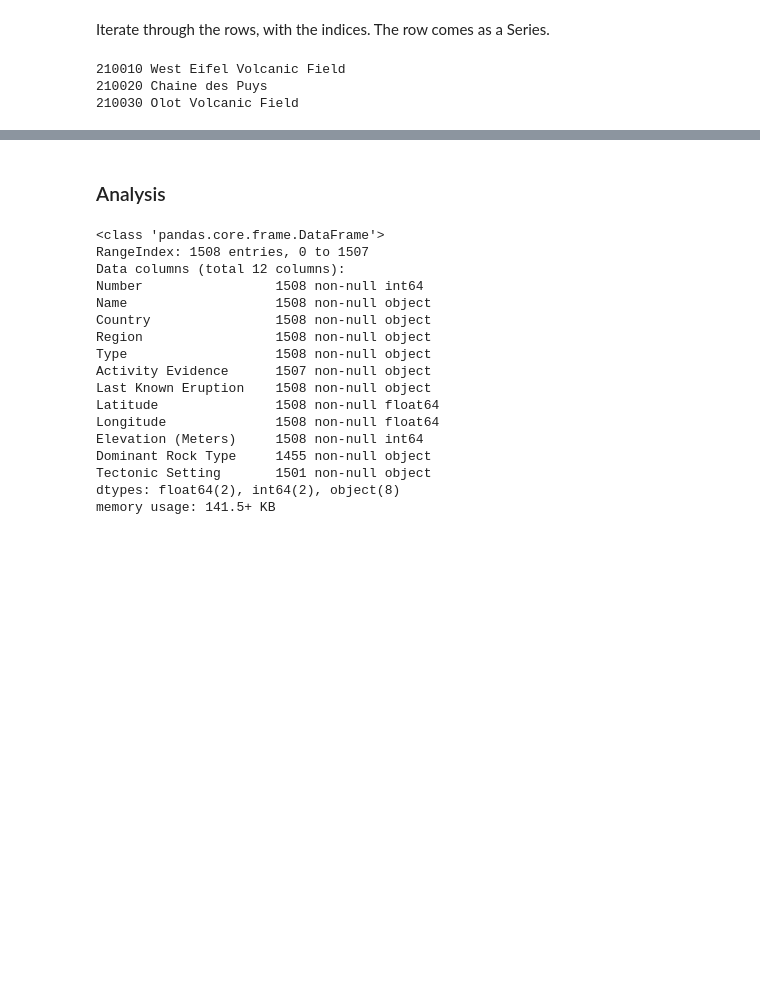
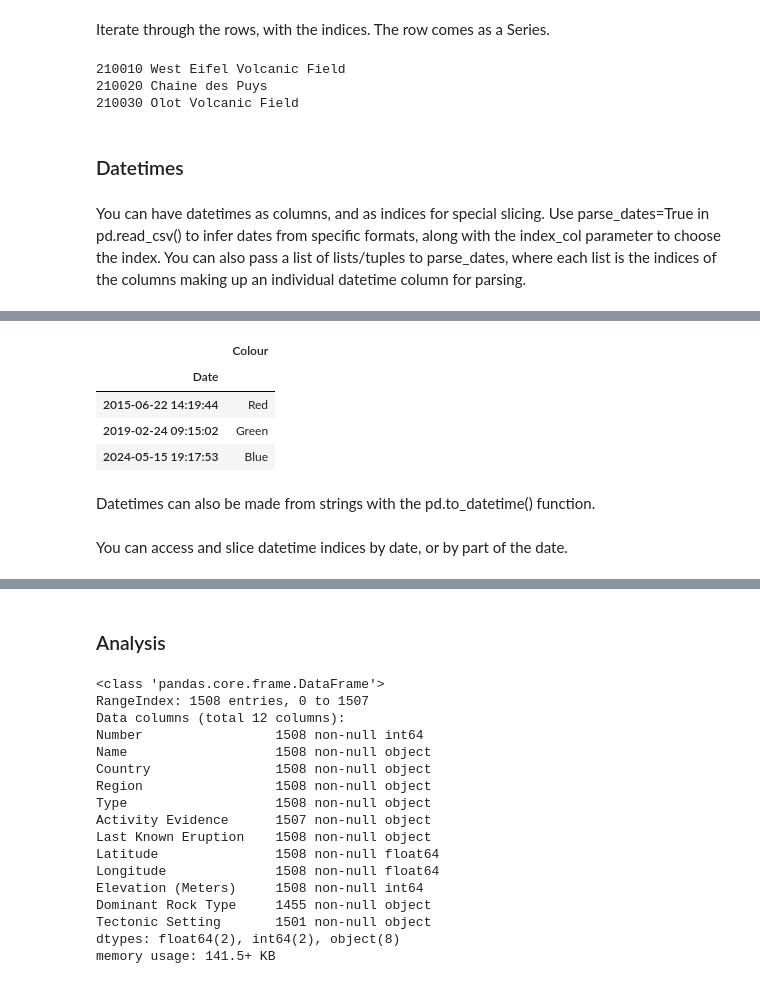
Before and after one commit to aschet01/cookbook, a Jupyter notebook: pandas.ipynb, the cells around one changed output, grey strips where cells are left out. Drawn from its saved outputs; the diff is of its cells as text; code cells hidden in the pictures; blank space fills up the shorter version.

Commit message:
Add examples of reading and accessing datetime indices

```diff
--- a/pandas.ipynb
+++ b/pandas.ipynb
@@ -425,3 +425,18 @@ for label, row in df.iterrows():
 210010 West Eifel Volcanic Field
 210020 Chaine des Puys
 210030 Olot Volcanic Field
+# %% [markdown]
+### Datetimes
+# %% [markdown]
+You can have datetimes as columns, and as indices for special slicing. Use parse_dates=True in pd.read_csv() to infer dates from specific formats, along with the index_col parameter to choose the index. You can also pass a list of lists/tuples to parse_dates, where each list is the indices of the columns making up an individual datetime column for parsing.
+# %%
+# Here's an example using a custom
+# This example comes out with something weird: The 'Year' column is kept instead of the 'Colour' column...
+df = pd.read_excel('favorites.xlsx', sheetname='Colors', usecols=[0, 1, 2, 3, 4, 5, 6],
+                   parse_dates={'Date': [1, 2, 3, 4, 5, 6]}, index_col='Date',
+                   date_parser=lambda x: pd.datetime.strptime(x, "%Y %m %d %H %M %S")).sort_index()
+print(df.index)
+# Fix the issue with Year being the remaining value
+df.columns = ['Colour']; df.Colour = ['Red', 'Green', 'Blue']
+df.head()
+# %% [output]
@@ -427,0 +446,9 @@ for label, row in df.iterrows():
+|  | Colour |
+| Date |  |
+| 2015-06-22 14:19:44 | Red |
+| 2019-02-24 09:15:02 | Green |
+| 2024-05-15 19:17:53 | Blue |
+# %% [markdown]
+Datetimes can also be made from strings with the pd.to_datetime() function.
+# %% [markdown]
+You can access and slice datetime indices by date, or by part of the date.
```
Also changed, not shown: parts of 7 cells of this notebook.
